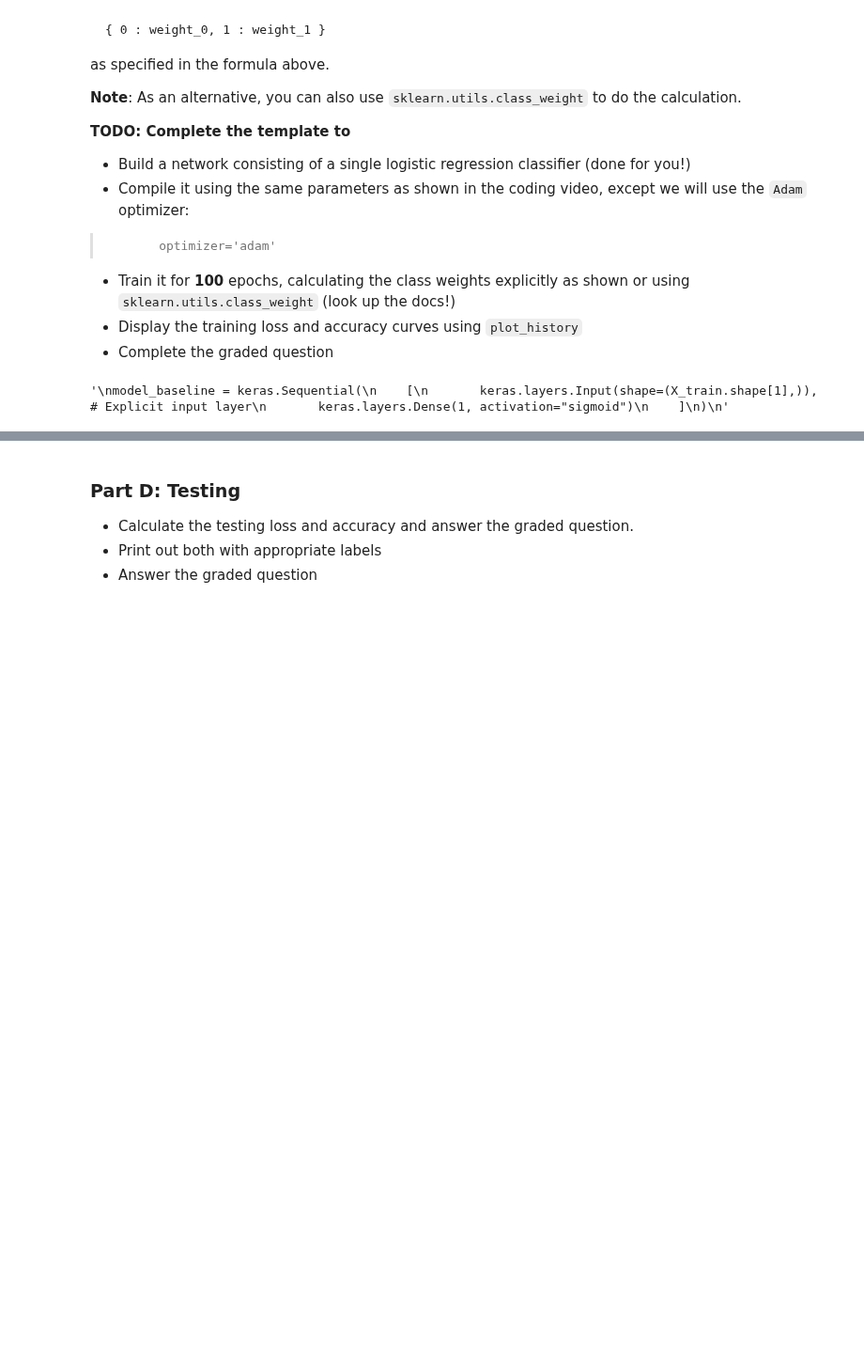
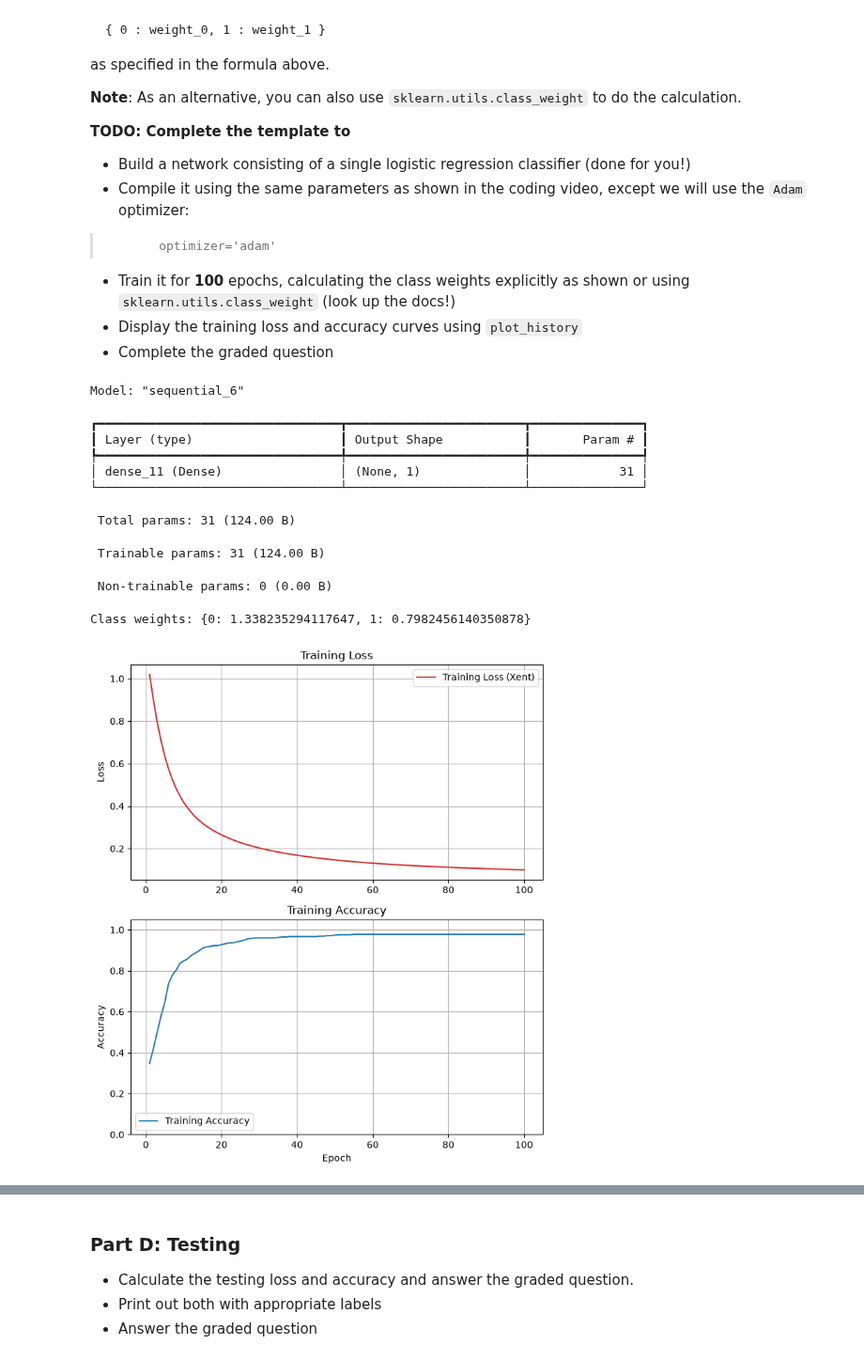
Before and after one commit to g-poklitar/DX703-HW, a Jupyter notebook: DX703 - Homework_01.ipynb, the cells around one changed output, grey strips where cells are left out. Shown at 94% size. Saved outputs shown, nothing was run; the diff lists cells and outputs as text; code cells hidden in the pictures; blank space fills up the shorter version.

```diff
--- a/DX703 - Homework_01.ipynb
+++ b/DX703 - Homework_01.ipynb
@@ -115,4 +155,8 @@ convert them to NumPy arrays. Print the shapes of `X` and `y` to confirm the con
 # %%
 # A.1
 
-#Your code here
+X = df.drop(columns='target').to_numpy()
+y = df['target'].to_numpy()
+
+print("X shape:", X.shape)
+print("y shape:", y.shape)
@@ -157,4 +206,11 @@ This strategy involves two key steps:
 # %%
 # Perform train-test split, keeping both stratified, use random_state = random_seed and test_size = 0.2
 
-# Your code here
+X_train, X_test, y_train, y_test = train_test_split(
+    X, y,
+    test_size=0.2,
+    stratify=y,
+    random_state=random_seed
+)
+
+print("X_train:", X_train.shape, " X_test:", X_test.shape)
@@ -165,7 +223,9 @@ information about the mean and standard deviation of the test set influence trai
 # %%
 # As usual, standardize the features
 
-# Your code here
+scaler = StandardScaler()
+X_train = scaler.fit_transform(X_train)
+X_test = scaler.transform(X_test)
 # %% [markdown]
 Let's see if the stratification worked! Assign `a1b` to the percentage of 1's in `y_train` (and convince yourself that if it is approximately correct, then so must be `y_test`).
 # %%
@@ -218,23 +278,48 @@ as specified in the formula above.
 # %%
 # Try a baseline model consisting of a single logistic regression classifier.
 # This is very similar to sklearn's LogisticRegression model.
 
 n_epochs = 100
 
-# We use Sequential to build a simple classification network from
-# a list of layers, and print the summary
-
-# Uncomment this when you have defined X_train:
-
-'''
 model_baseline = keras.Sequential(
     [
        keras.layers.Input(shape=(X_train.shape[1],)),     # Explicit input layer
        keras.layers.Dense(1, activation="sigmoid")
     ]
 )
-'''
 
-# Your code here, add additional cells if you wish
+model_baseline.summary()
+
+model_baseline.compile(
+    optimizer='adam',
+    loss='binary_crossentropy',
+    metrics=['accuracy']
+)
+
+# Class weights:  weight_i = n / (k * n_i)
+n = len(y_train)
+k = 2
+counts = Counter(y_train)
+weights = {i: n / (k * counts[i]) for i in range(k)}
+print("Class weights:", weights)
+
+history_baseline = model_baseline.fit(
+    X_train, y_train,
+    epochs=n_epochs,
+    class_weight=weights,
+    verbose=0
+)
+
+plot_history(history_baseline)
 # %% [output]
-'\nmodel_baseline = keras.Sequential(\n    [\n       keras.layers.Input(shape=(X_train.shape[1],)),     # Explicit input layer\n       keras.layers.Dense(1, activation="sigmoid")\n    ]\n)\n'
+Model: "sequential_6"
+┏━━━━━━━━━━━━━━━━━━━━━━━━━━━━━━━━━┳━━━━━━━━━━━━━━━━━━━━━━━━┳━━━━━━━━━━━━━━━┓
+┃ Layer (type)                    ┃ Output Shape           ┃       Param # ┃
+┡━━━━━━━━━━━━━━━━━━━━━━━━━━━━━━━━━╇━━━━━━━━━━━━━━━━━━━━━━━━╇━━━━━━━━━━━━━━━┩
+│ dense_11 (Dense)                │ (None, 1)              │            31 │
+└─────────────────────────────────┴────────────────────────┴───────────────┘
+ Total params: 31 (124.00 B)
+ Trainable params: 31 (124.00 B)
+ Non-trainable params: 0 (0.00 B)
+Class weights: {0: 1.338235294117647, 1: 0.7982456140350878}
+[figure, added]
```
Also changed, not shown: parts of 37 cells of this notebook.
